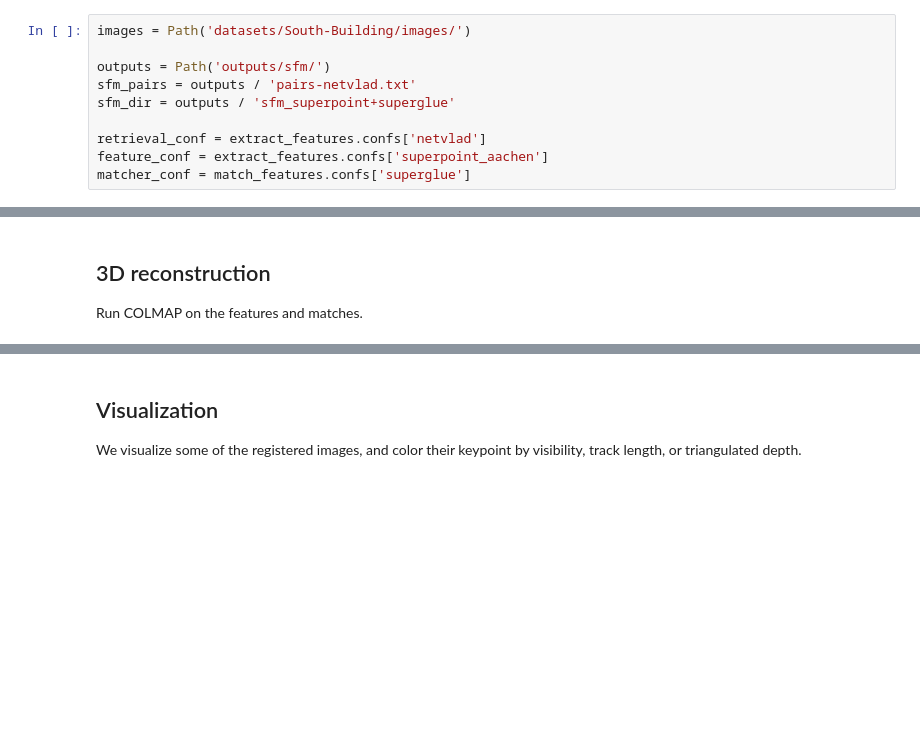
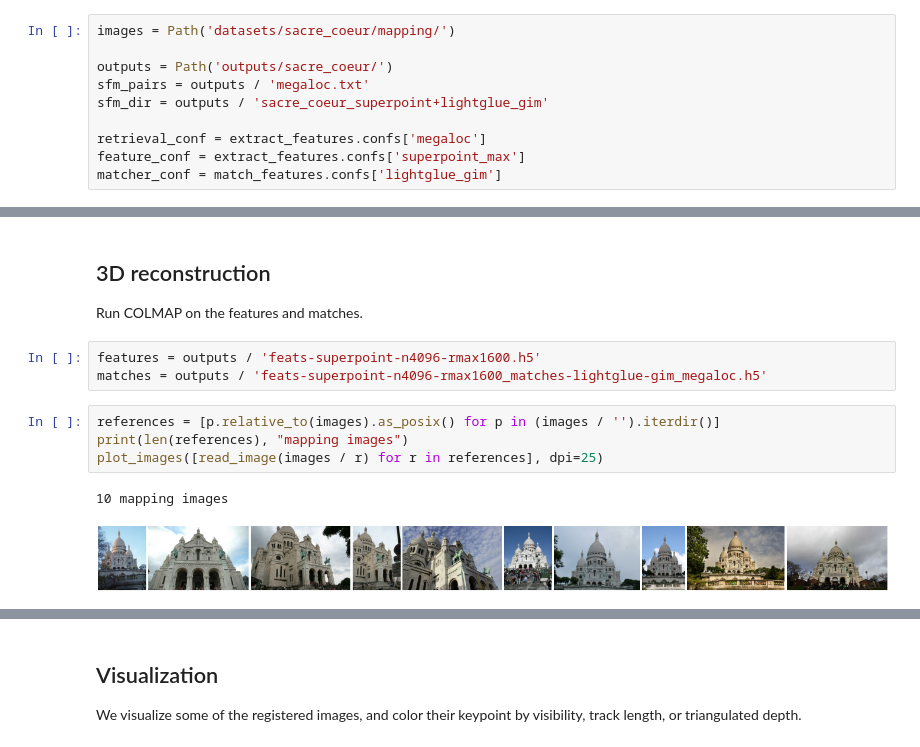
Before and after one commit to cvg/Hierarchical-Localization, a Jupyter notebook: pipeline_SfM.ipynb, the cells around one changed output, grey strips where cells are left out. Saved outputs shown, nothing was run; the diff lists cells and outputs as text; blank space fills up the shorter version.

```diff
--- a/pipeline_SfM.ipynb
+++ b/pipeline_SfM.ipynb
@@ -9,12 +13,12 @@ from hloc import extract_features, match_features, reconstruction, visualization
 ## Setup
 In this notebook, we will run SfM reconstruction from scratch on a set of images. We choose the [South-Building dataset](https://openaccess.thecvf.com/content_cvpr_2013/html/Hane_Joint_3D_Scene_2013_CVPR_paper.html) - we will download it later. First, we define some paths.
 # %%
-images = Path('datasets/South-Building/images/')
+images = Path('datasets/sacre_coeur/mapping/')
 
-outputs = Path('outputs/sfm/')
-sfm_pairs = outputs / 'pairs-netvlad.txt'
-sfm_dir = outputs / 'sfm_superpoint+superglue'
+outputs = Path('outputs/sacre_coeur/')
+sfm_pairs = outputs / 'megaloc.txt'
+sfm_dir = outputs / 'sacre_coeur_superpoint+lightglue_gim'
 
-retrieval_conf = extract_features.confs['netvlad']
-feature_conf = extract_features.confs['superpoint_aachen']
-matcher_conf = match_features.confs['superglue']
+retrieval_conf = extract_features.confs['megaloc']
+feature_conf = extract_features.confs['superpoint_max']
+matcher_conf = match_features.confs['lightglue_gim']
@@ -39,4 +129,14 @@ match_path = match_features.main(matcher_conf, sfm_pairs, feature_conf['output']
 # %% [markdown]
 ## 3D reconstruction
 Run COLMAP on the features and matches.
+# %%
+features = outputs / 'feats-superpoint-n4096-rmax1600.h5'
+matches = outputs / 'feats-superpoint-n4096-rmax1600_matches-lightglue-gim_megaloc.h5'
+# %%
+references = [p.relative_to(images).as_posix() for p in (images / '').iterdir()]
+print(len(references), "mapping images")
+plot_images([read_image(images / r) for r in references], dpi=25)
+# %% [output]
+10 mapping images
+[figure, added]
 # %%
```
Also changed, not shown: parts of 6 cells of this notebook, 13 other files.
